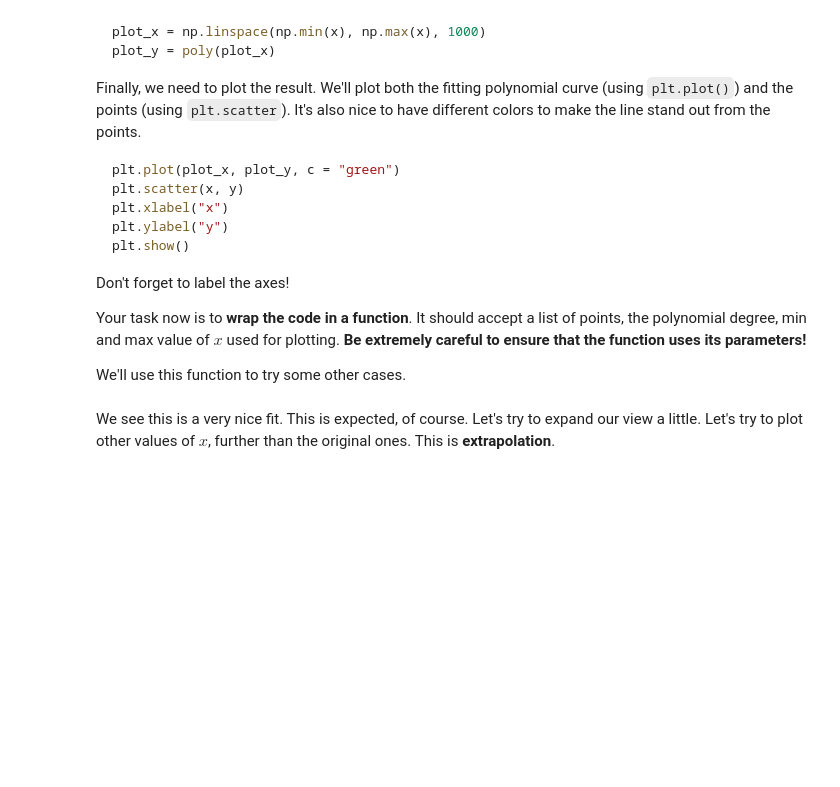
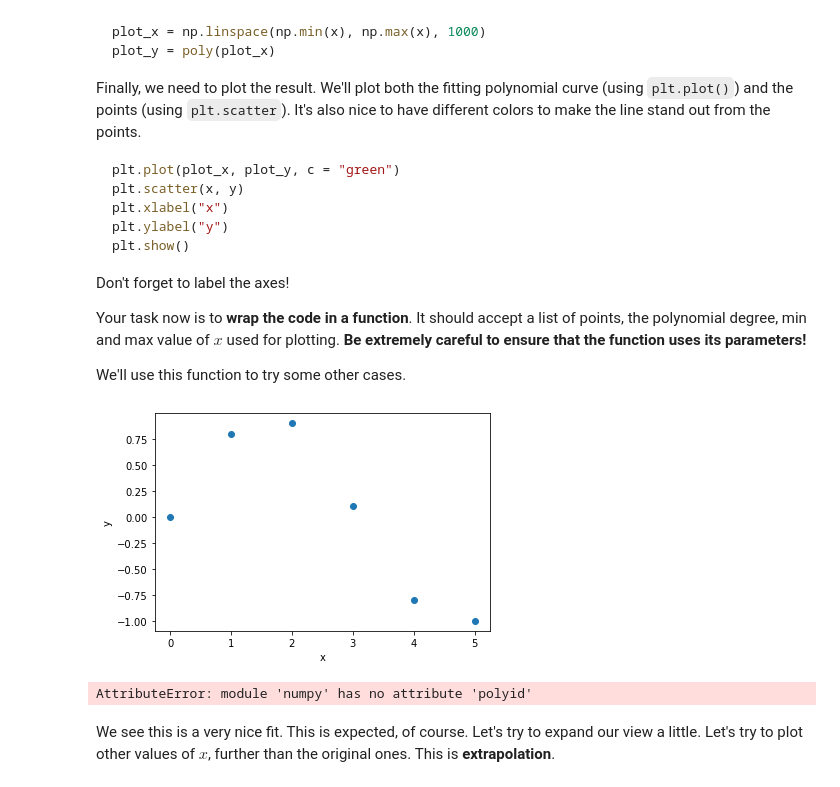
Before and after one commit to kalinpetrovbg/SoftUni-Machine-Learning, a Jupyter notebook: Math Concepts/02. Basic Algebra/Basic Algebra Exercise.ipynb, the cells around one changed output. Drawn from its saved outputs; the diff is of its cells as text; code cells hidden in the pictures; blank space fills up the shorter version.

```diff
--- a/Math Concepts/02. Basic Algebra/Basic Algebra Exercise.ipynb
+++ b/Math Concepts/02. Basic Algebra/Basic Algebra Exercise.ipynb
@@ -74,0 +64,14 @@ interpolate_polynomial(points, len(points) - 1, np.min(points[:, 0]), np.max(poi
+# %%
+def plot_points(points):
+    x = points[:, 0]
+    y = points[:, 1]
+
+    plt.scatter(x, y)
+    plt.xlabel("x")
+    plt.ylabel("y")
+
+    plt.show()
+# %%
+plot_points(points)
+# %% [output]
+[figure, added]
@@ -75,3 +91,7 @@ interpolate_polynomial(points, len(points) - 1, np.min(points[:, 0]), np.max(poi
+# %%
+interpolate_polynomial(points, len(points) - 1, np.min(points[:, 0]), np.max(points[:, 0]))
+# %% [output]
+AttributeError: module 'numpy' has no attribute 'polyid'
 # %% [markdown]
 We see this is a very nice fit. This is expected, of course. Let's try to expand our view a little. Let's try to plot other values of $x$, further than the original ones. This is **extrapolation**.
 # %%
```
Also changed, not shown: parts of 8 cells of this notebook.
